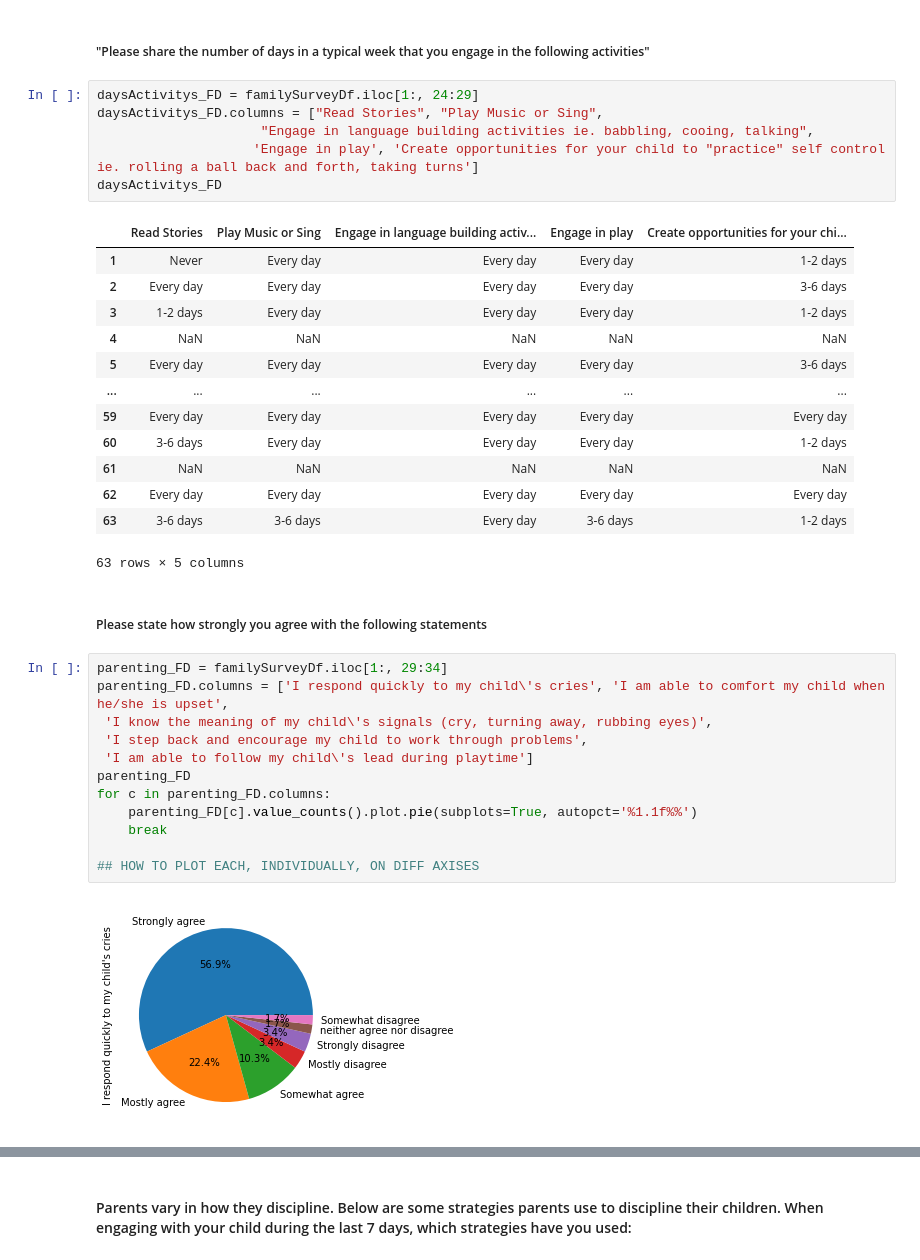
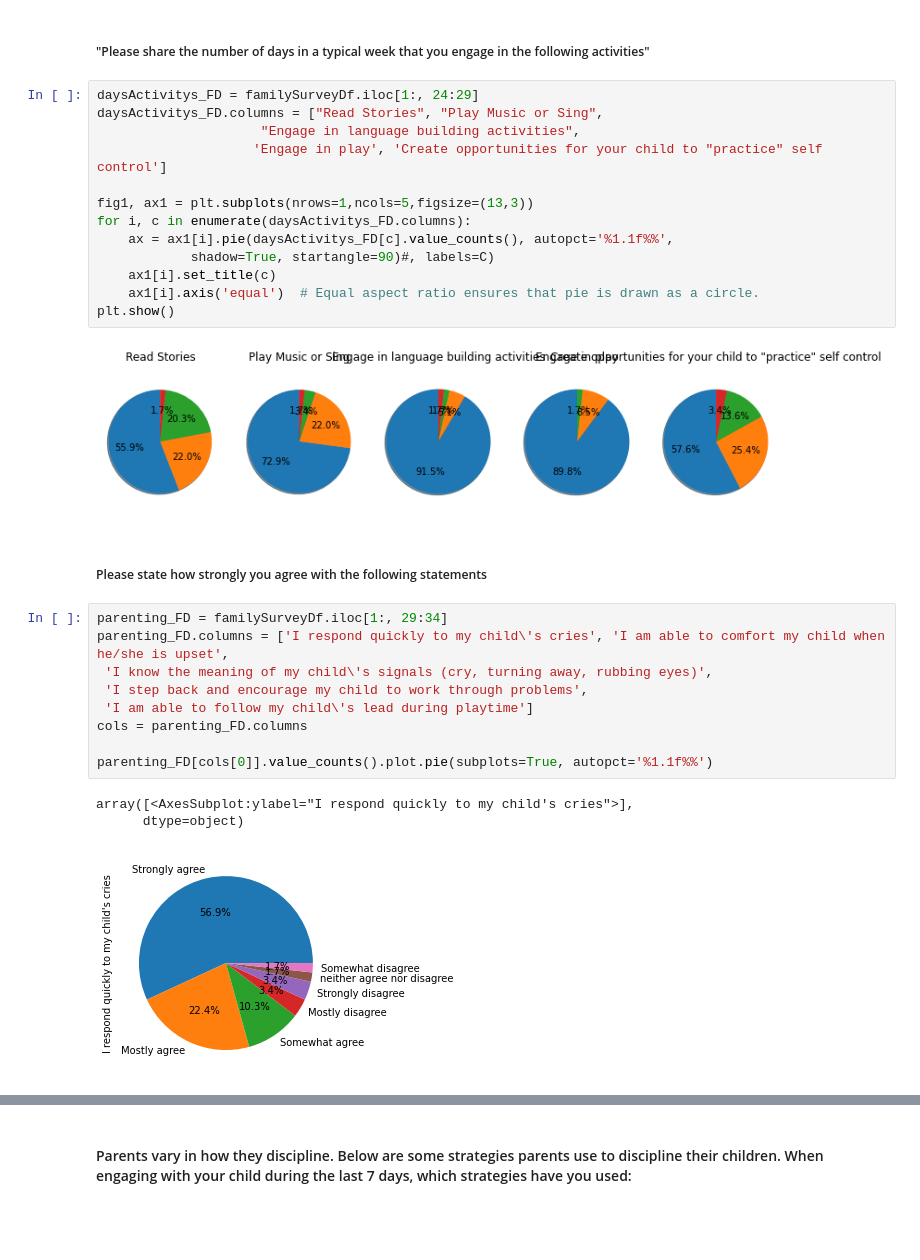
Before and after one commit to renarepenning/weplaynoladata, a Jupyter notebook: MilestoneTwo.ipynb, the cells around one changed output, grey strips where cells are left out. Saved outputs shown, nothing was run; the diff lists cells and outputs as text; blank space fills up the shorter version.

```diff
--- a/MilestoneTwo.ipynb
+++ b/MilestoneTwo.ipynb
@@ -135,23 +137,18 @@ plt.show()
 # %%
 daysActivitys_FD = familySurveyDf.iloc[1:, 24:29]
 daysActivitys_FD.columns = ["Read Stories", "Play Music or Sing",
-                     "Engage in language building activities ie. babbling, cooing, talking",
-                    'Engage in play', 'Create opportunities for your child to "practice" self control ie. rolling a ball back and forth, taking turns']
-daysActivitys_FD
+                     "Engage in language building activities",
+                    'Engage in play', 'Create opportunities for your child to "practice" self control']
+
+fig1, ax1 = plt.subplots(nrows=1,ncols=5,figsize=(13,3))
+for i, c in enumerate(daysActivitys_FD.columns):
+    ax = ax1[i].pie(daysActivitys_FD[c].value_counts(), autopct='%1.1f%%',
+            shadow=True, startangle=90)#, labels=C)
+    ax1[i].set_title(c)
+    ax1[i].axis('equal')  # Equal aspect ratio ensures that pie is drawn as a circle.
+plt.show()
 # %% [output]
-|  | Read Stories | Play Music or Sing | Engage in language building activ... | Engage in play | Create opportunities for your chi... |
-| 1 | Never | Every day | Every day | Every day | 1-2 days |
-| 2 | Every day | Every day | Every day | Every day | 3-6 days |
-| 3 | 1-2 days | Every day | Every day | Every day | 1-2 days |
-| 4 | NaN | NaN | NaN | NaN | NaN |
-| 5 | Every day | Every day | Every day | Every day | 3-6 days |
-| ... | ... | ... | ... | ... | ... |
-| 59 | Every day | Every day | Every day | Every day | Every day |
-| 60 | 3-6 days | Every day | Every day | Every day | 1-2 days |
-| 61 | NaN | NaN | NaN | NaN | NaN |
-| 62 | Every day | Every day | Every day | Every day | Every day |
-| 63 | 3-6 days | 3-6 days | Every day | 3-6 days | 1-2 days |
-63 rows × 5 columns
+[figure, added]
 # %% [markdown]
 ##### Please state how strongly you agree with the following statements
 # %%
@@ -160,11 +157,10 @@ parenting_FD.columns = ['I respond quickly to my child\'s cries', 'I am able to
  'I know the meaning of my child\'s signals (cry, turning away, rubbing eyes)',
  'I step back and encourage my child to work through problems',
  'I am able to follow my child\'s lead during playtime']
-parenting_FD
-for c in parenting_FD.columns:
-    parenting_FD[c].value_counts().plot.pie(subplots=True, autopct='%1.1f%%')
-    break
+cols = parenting_FD.columns
 
-## HOW TO PLOT EACH, INDIVIDUALLY, ON DIFF AXISES
+parenting_FD[cols[0]].value_counts().plot.pie(subplots=True, autopct='%1.1f%%')
 # %% [output]
+array([<AxesSubplot:ylabel="I respond quickly to my child's cries">],
+      dtype=object)
 [figure]
```
Also changed, not shown: parts of 18 cells of this notebook.
